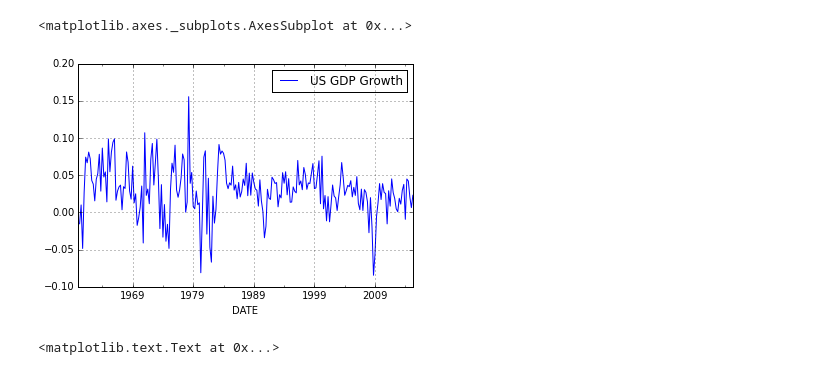
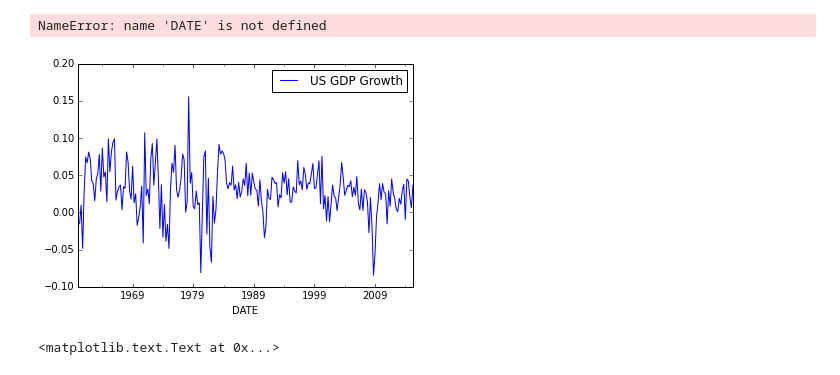
Before and after one commit to DaveBackus/Data_Bootcamp, a Jupyter notebook: Code/IPython/bootcamp_examples.ipynb, the cells around one changed output. Cells and saved outputs as stored; diff of their text form; code cells hidden in the pictures.

```diff
--- a/Code/IPython/bootcamp_examples.ipynb
+++ b/Code/IPython/bootcamp_examples.ipynb
@@ -62,7 +125,4 @@ import matplotlib.pyplot as plt    # plotting tools
 # get data from FRED
 fred_series = ["GDPC1"]
 start_date = dt.datetime(1960, 1, 1)
-data = web.DataReader(fred_series, "fred", start_date)
-
-# print last 3 data points to see what we've got
-print(data.tail(3))
+fred = web.DataReader(fred_series, "fred", start_date)/10**3
@@ -75,6 +147,6 @@ DATE
 # %%
-# compute annual growth rates
-g = 4*data.pct_change()
-
+# compute quarterly growth rates
+g = 400*fred.pct_change()           # 400 makes this an annual percentage
+print(g.tail(5))
 # change label
 g.columns = ['US GDP Growth']
@@ -82,13 +162,16 @@ g.columns = ['US GDP Growth']
 # get mean and standard deviation
 gmean = g.mean()
 gstd  = g.std()
+# %%
+g[DATE>=(1990, 1, 1)].plot(kind='bar')
+# %% [output]
+NameError: name 'DATE' is not defined
 # %%
 # simple plot
-# note the financial crisis:  GDP fell 8% one quarter (at an annual rate, so really 2%)
-g.plot()
+# note the financial crisis:  GDP fell 8% one quarter (annual rate, so really 2%)
+ax = g.plot()
 # %% [output]
-<matplotlib.axes._subplots.AxesSubplot at 0x...>
-[figure, old version]
+[figure, new version]
 # %%
 # fix up plot
 plt.title('US GDP Growth')
```
Also changed, not shown: parts of 27 cells of this notebook, 12 other files.
